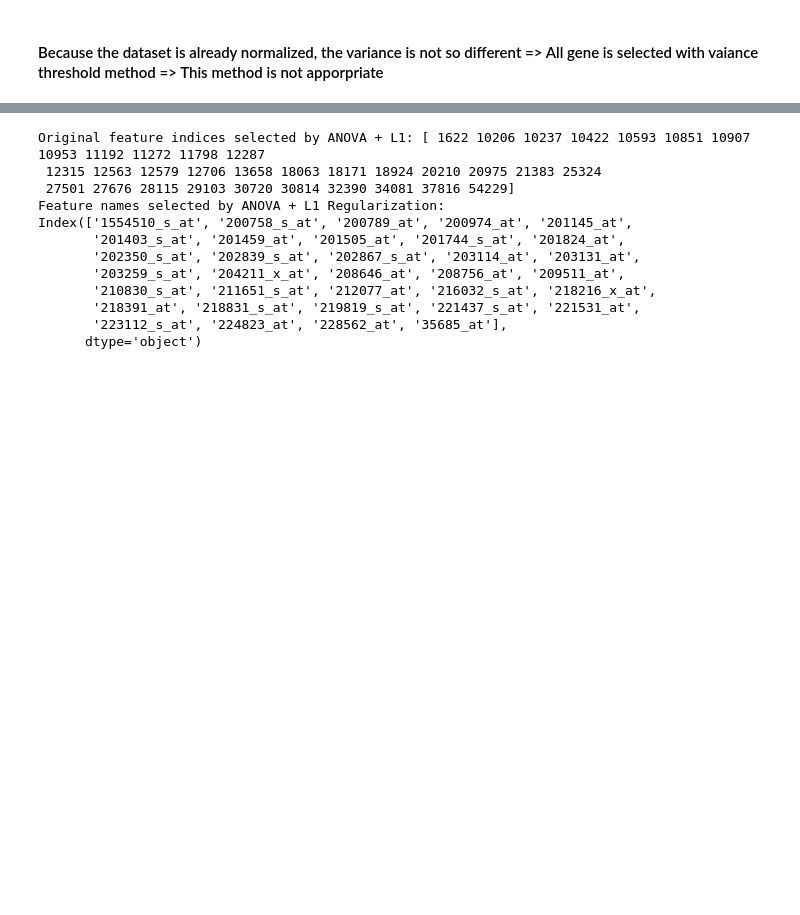
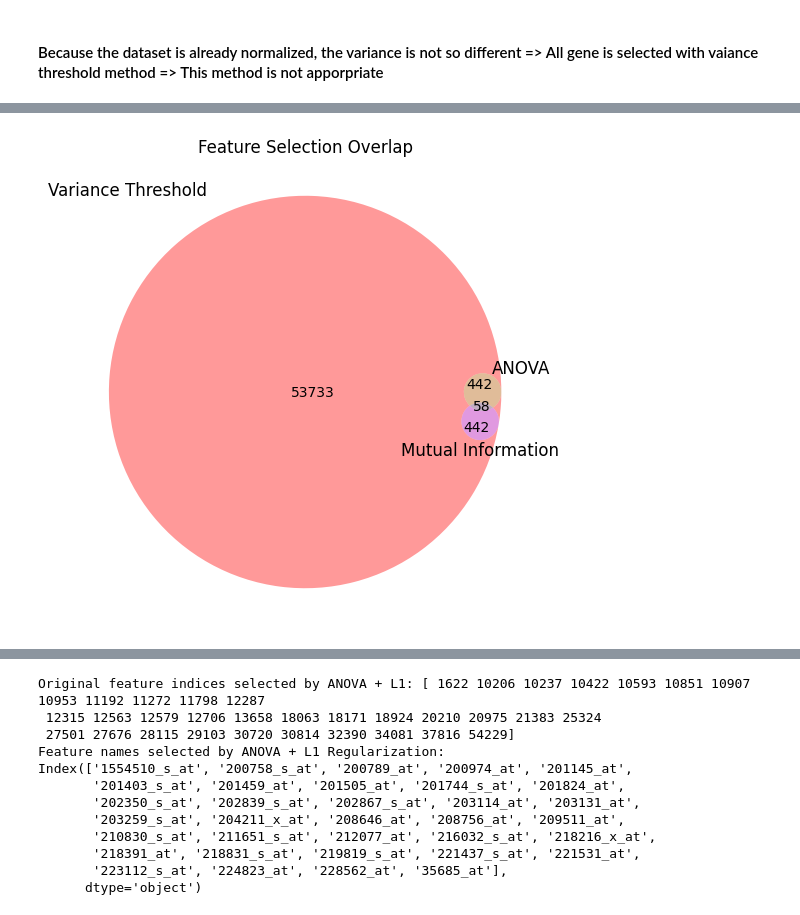
Before and after one commit to PhongCT1105/Cancer_Detector, a Jupyter notebook: Bladder/Bladder_Experiment.ipynb, the cells around one changed output, grey strips where cells are left out. Saved outputs shown, nothing was run; the diff lists cells and outputs as text; code cells hidden in the pictures; blank space fills up the shorter version.

```diff
--- a/Bladder/Bladder_Experiment.ipynb
+++ b/Bladder/Bladder_Experiment.ipynb
@@ -134,0 +118,13 @@ Selected features: Index(['1552628_a_at', '1553103_at', '1553587_a_at', '1553678
+# %%
+# Method 3: Mutual Information methnod (Non-linear relationship between predictors and targets)
+
+from sklearn.feature_selection import SelectKBest, mutual_info_classif
+
+# Select top 100 features based on Mutual Information
+mutual_info_selector = SelectKBest(score_func=mutual_info_classif, k=500)
+X_mut = mutual_info_selector.fit_transform(X, y)
+
+# Get selected feature names
+X_mut = X.columns[mutual_info_selector.get_support()]
+
+print(f"Selected features: {X_mut}")
@@ -134,0 +169,27 @@ Selected features: Index(['1552628_a_at', '1553103_at', '1553587_a_at', '1553678
+# %%
+import matplotlib.pyplot as plt
+from matplotlib_venn import venn3
+
+# Convert numpy arrays to flattened lists for compatibility
+variance_features = set(X_var.ravel())
+anova_features = set(X_anova.ravel())
+mutual_info_features = set(X_mut.ravel())
+
+# Create a Venn diagram to visualize the overlap
+plt.figure(figsize=(8, 6))
+venn_diagram = venn3(
+    subsets=(
+        len(variance_features - anova_features - mutual_info_features),  # Only Variance
+        len(anova_features - variance_features - mutual_info_features),  # Only ANOVA
+        len(variance_features & anova_features - mutual_info_features),  # Variance & ANOVA
+        len(mutual_info_features - variance_features - anova_features),  # Only Mutual Info
+        len(variance_features & mutual_info_features - anova_features),  # Variance & Mutual Info
+        len(anova_features & mutual_info_features - variance_features),  # ANOVA & Mutual Info
+        len(variance_features & anova_features & mutual_info_features),  # All 3 Methods
+    ),
+    set_labels=("Variance Threshold", "ANOVA", "Mutual Information"),
+)
+plt.title("Feature Selection Overlap")
+plt.show()
+# %% [output]
+[figure, added]
```
Also changed, not shown: parts of 19 cells of this notebook, 5 other files.
